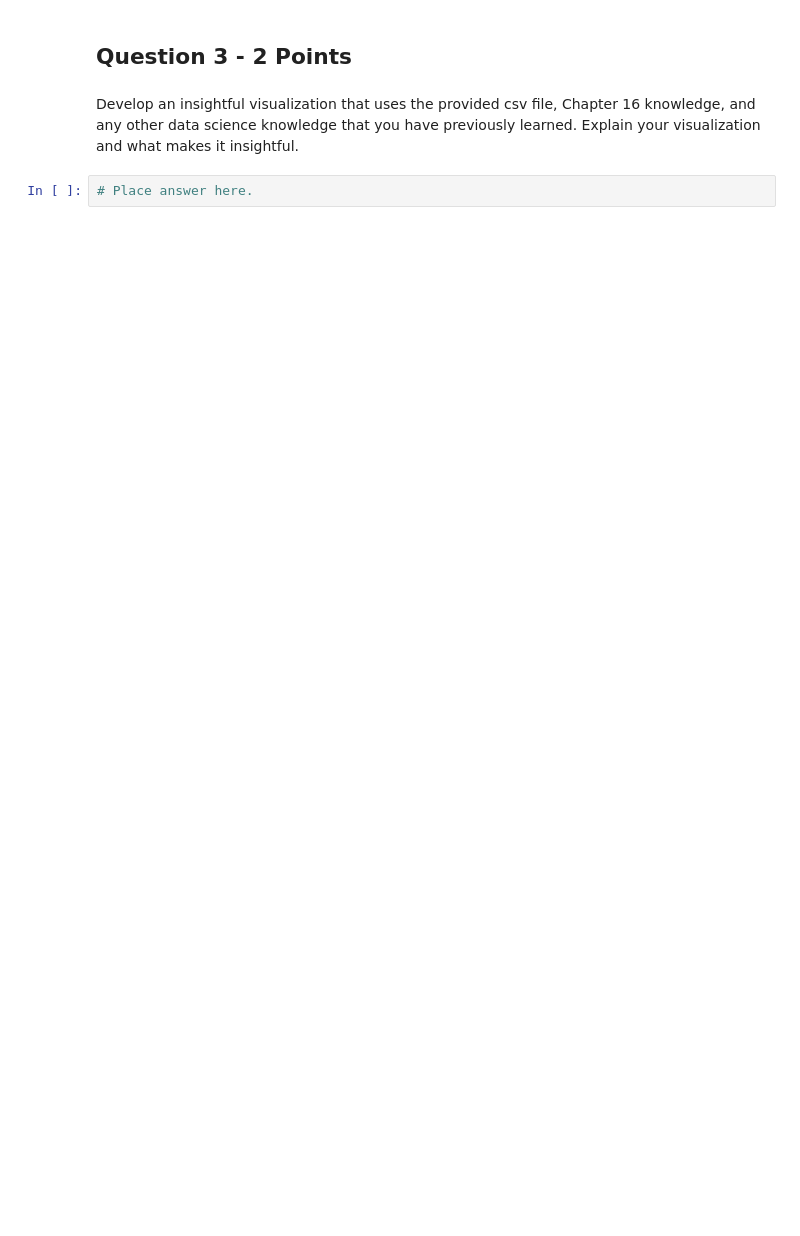
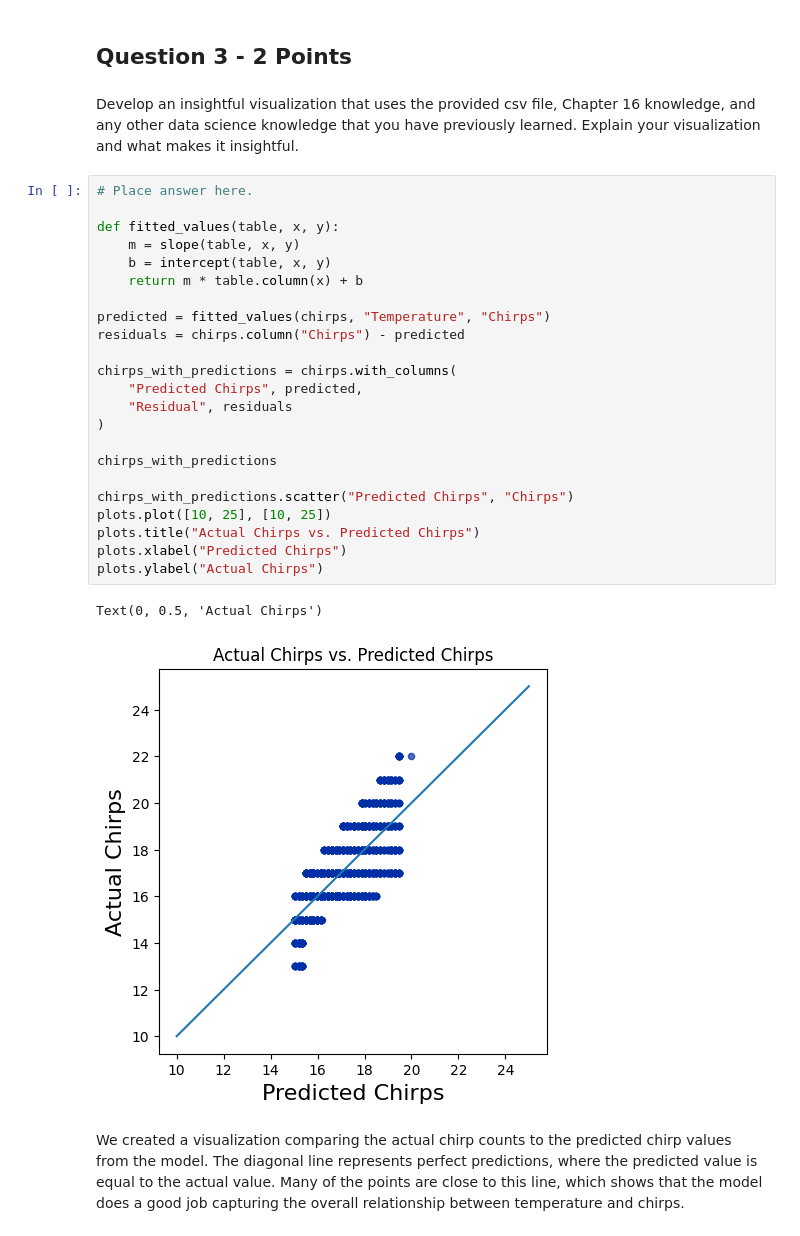
Before and after one commit to DanieHuelva/Data-Sci-HW, a Jupyter notebook: Danie-Huelva-Matthew-Ivankovich-Homework11.ipynb, the cells around one changed output. Drawn from its saved outputs; the diff is of its cells as text; blank space fills up the shorter version.

```diff
--- a/Danie-Huelva-Matthew-Ivankovich-Homework11.ipynb
+++ b/Danie-Huelva-Matthew-Ivankovich-Homework11.ipynb
@@ -144,3 +146,29 @@ predict the number of chirps when the temperature is 50 degrees.
 Develop an insightful visualization that uses the provided csv file, Chapter 16 knowledge, and any other data science knowledge that you have previously learned. Explain your visualization and what makes it insightful.
 # %%
 # Place answer here.
+
+def fitted_values(table, x, y):
+    m = slope(table, x, y)
+    b = intercept(table, x, y)
+    return m * table.column(x) + b
+
+predicted = fitted_values(chirps, "Temperature", "Chirps")
+residuals = chirps.column("Chirps") - predicted
+
+chirps_with_predictions = chirps.with_columns(
+    "Predicted Chirps", predicted,
+    "Residual", residuals
+)
+
+chirps_with_predictions
+
+chirps_with_predictions.scatter("Predicted Chirps", "Chirps")
+plots.plot([10, 25], [10, 25])
+plots.title("Actual Chirps vs. Predicted Chirps")
+plots.xlabel("Predicted Chirps")
+plots.ylabel("Actual Chirps")
+# %% [output]
+Text(0, 0.5, 'Actual Chirps')
+[figure, added]
+# %% [markdown]
+We created a visualization comparing the actual chirp counts to the predicted chirp values from the model. The diagonal line represents perfect predictions, where the predicted value is equal to the actual value. Many of the points are close to this line, which shows that the model does a good job capturing the overall relationship between temperature and chirps.
```
Also changed, not shown: parts of 2 cells of this notebook.
